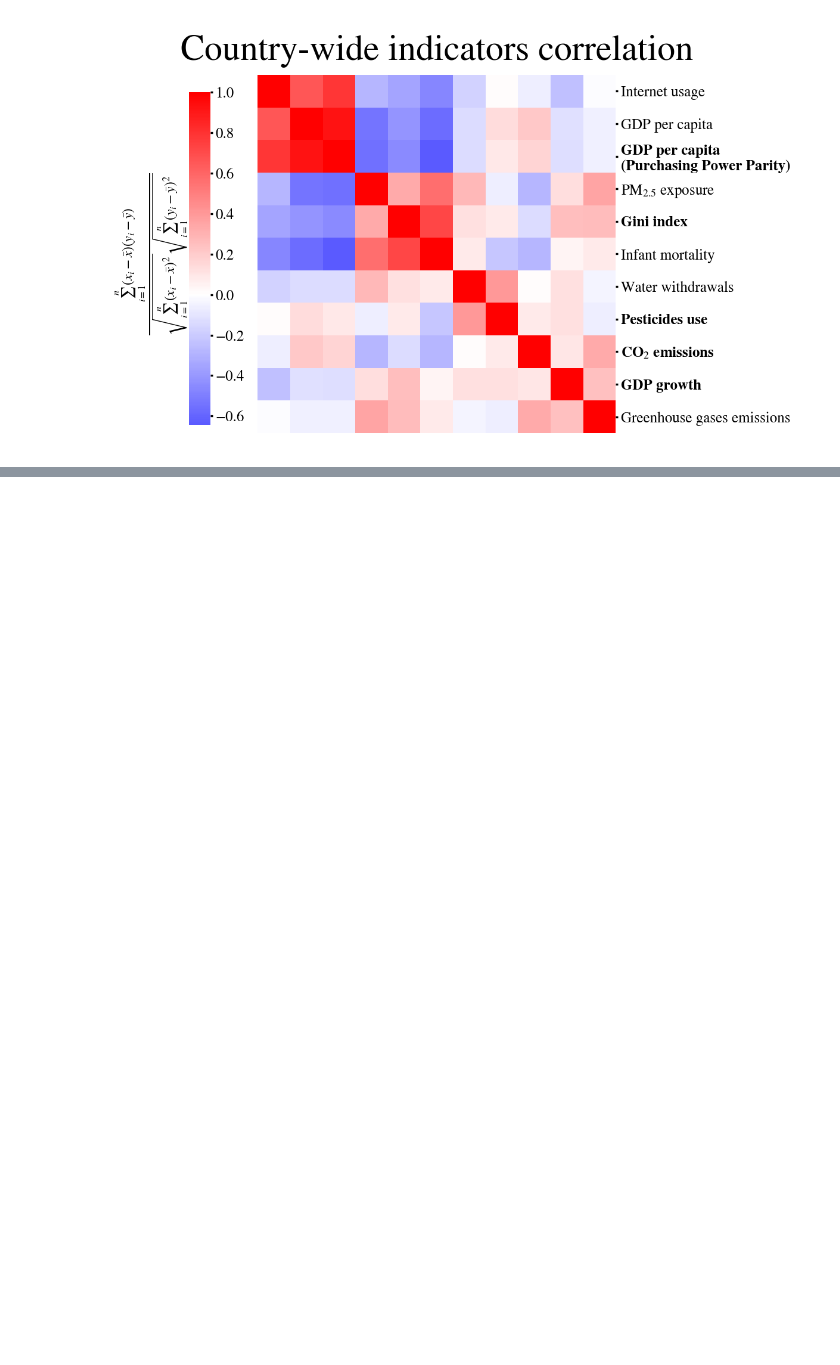
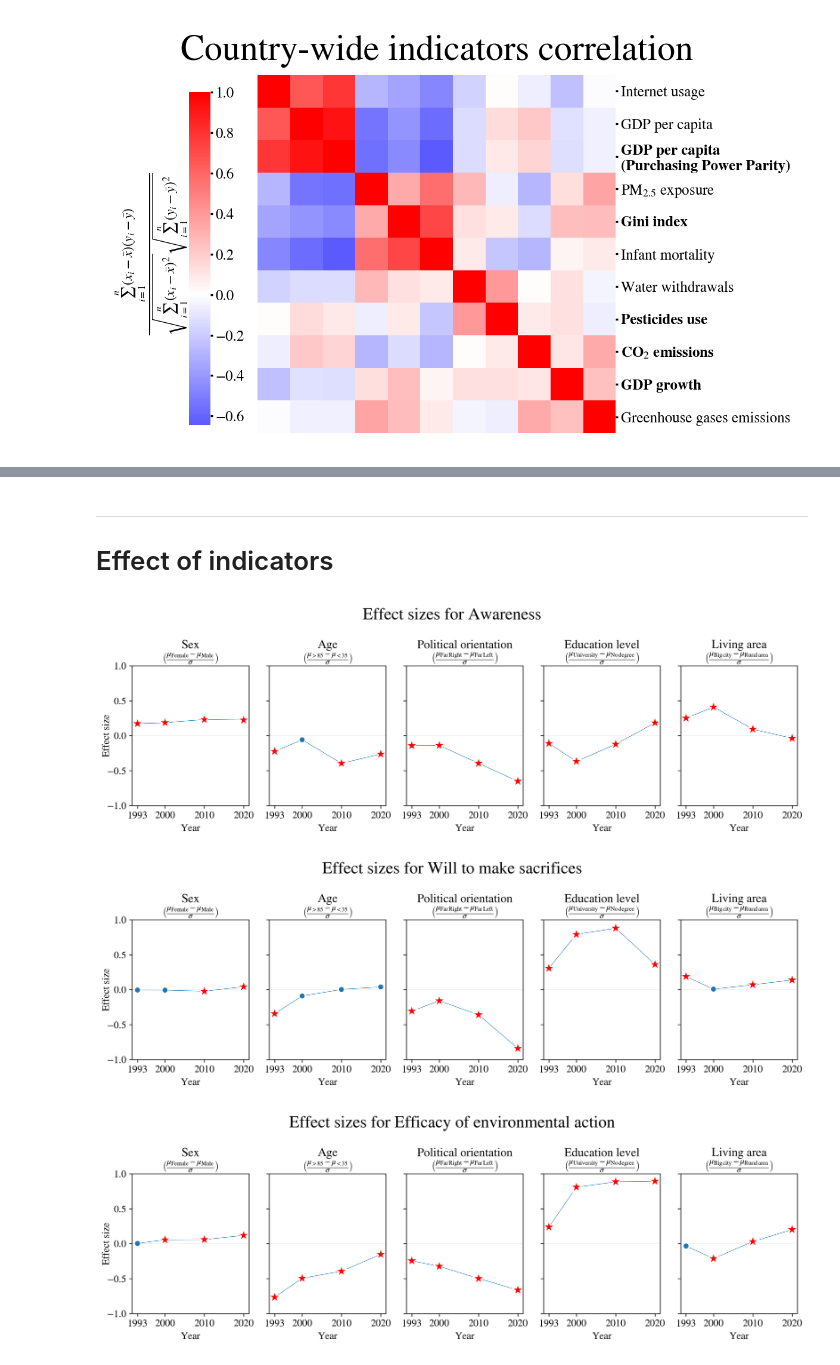
Before and after one commit to EdoardoTronconi/TesiMagistrale, a Jupyter notebook: Notebooks/Paper_figures.ipynb, the cells around one changed output, grey strips where cells are left out. Cells and saved outputs as stored; diff of their text form; code cells hidden in the pictures; blank space fills up the shorter version.

```diff
--- a/Notebooks/Paper_figures.ipynb
+++ b/Notebooks/Paper_figures.ipynb
@@ -233,0 +382,75 @@ clm.savefig("../PaperFigures/country-wide_correlation.pdf", format="pdf")
+# %% [markdown]
+___
+# Effect of indicators
+# %%
+#plot effect size vs years for individual data
+indic_to_plot = {
+    "Sex" : ["== 'Female'", " == 'Male'"],
+    "Age" : [">85", "<35"],
+    "Political orientation" : ["=='Far Right'", "=='Far Left'"],
+    "Education level" : ["=='University'", "=='No degree'"],
+    "Living area" : ["== 'Big city'", " == 'Rural area'"],
+}
+
+effect_size_labels = {
+    "Sex" : r"$\left(\dfrac{\mu_{\mathrm{Female}}-\mu_{\mathrm{Male}}}{\sigma}\right)$",
+    "Age" : r"$\left(\dfrac{\mu_{>85}-\mu_{<35}}{\sigma}\right)$",
+    "Political orientation" : r"$\left(\dfrac{\mu_{\mathrm{Far\,Right}}-\mu_{\mathrm{Far\,Left}}}{\sigma}\right)$",
+    "Education level" : r"$\left(\dfrac{\mu_{\mathrm{University}}-\mu_{\mathrm{No\,degree}}}{\sigma}\right)$",
+    "Living area" : r"$\left(\dfrac{\mu_{\mathrm{Big\,city}}-\mu_{\mathrm{Rural\,area}}}{\sigma}\right)$",
+}
+
+effect_size_ylabels = {
+    "Sex" : r"$\frac{\mu_{\mathrm{Female}}-\mu_{\mathrm{Male}}}{\sigma}$",
+    "Age" : r"$\frac{\mu_{<35}-\mu_{>85}}{\sigma}$",
+    "Political orientation" : r"$\frac{\mu_{\mathrm{Far\,Right}}-\mu_{\mathrm{Far\,Left}}}{\sigma}$",
+    "Education level" : r"$\frac{\mu_{\mathrm{No\,degree}}-\mu_{\mathrm{University}}}{\sigma}$",
+    "Living area" : r"$\frac{\mu_{\mathrm{Big\,city}}-\mu_{\mathrm{Rural\,area}}}{\sigma}$",
+}
+
+
+for topic in full_dataset.loc[:,"Environmental concern dimension"].columns:
+    size_x, size_y = plt.rcParams["figure.figsize"]
+    fig, axs = plt.subplots(1, 5, figsize=(2*size_x, size_y), sharey=True)
+    fig.suptitle(f"Effect sizes for {topic}", size=20)
+    for i, indicator in enumerate(indic_to_plot.keys()):
+        effect_sizes = []
+        significant = []
+        for year in [1993, 2000, 2010, 2020]:
+            df = full_dataset.droplevel(axis=1, level=0).loc[year, [indicator, topic]]
+
+            eff_size = (df.query(f"`{indicator}` {indic_to_plot[indicator][0]}")[topic].mean() - df.query(f"`{indicator}` {indic_to_plot[indicator][1]}")[topic].mean()) / df[topic].std()
+            p_val = kruskal(df.query(f"`{indicator}` {indic_to_plot[indicator][0]}")[topic], df.query(f"`{indicator}` {indic_to_plot[indicator][1]}")[topic])[1]
+
+            effect_sizes.append(eff_size)
+            significant.append("Significant" if p_val < 0.05 else "Not significant")
+
+            del(df)
+
+        #plot
+        ax = axs[i]
+        ax.axline((1993,0,),(2020,0), lw=0.1, ls='--', color="gray", zorder=0)
+        sns.lineplot(x=[1993, 2000, 2010, 2020], y=effect_sizes, lw=0.5, ax=ax, zorder=1)
+        sns.scatterplot(x=[1993, 2000, 2010, 2020], y=effect_sizes, style=significant, hue=significant, palette = {"Significant" : "red", "Not significant" : sns.color_palette("tab10")[0]}, markers = {"Significant" : "*", "Not significant" : "."}, s=200, style_order=["Significant", "Not significant"], hue_order=["Significant", "Not significant"], ax=ax)
+
+        ax.set_title(f"{indicator}\n")
+        ax.text(0.5,1.03, f"{effect_size_labels[indicator]}", ha="center", fontsize=10, transform=ax.transAxes)
+        ax.set_ylabel("Effect size", loc="center", labelpad=-5)
+        #ax.set_ylabel(f"{effect_size_ylabels[indicator]}", labelpad=-5)
+        ax.set_xticks([1993,2000,2010,2020])
+        ax.set_xlabel("Year", loc="center")
+
+
+        ax.set_yticks([-1. , -0.5,  0. ,  0.5,  1. ])
+        ax.set_ylim((-1, 1))
+
+        if i>0 or True:# or topic!="Awareness":
+            ax.get_legend().remove()
+        plt.tight_layout()
+
+
+    plt.savefig(f"../PaperFigures/effectSizes_{titleTopic[topic]}_vs_microInd.pdf", format="pdf")
+# %% [output]
+[figure, added]
+[figure, added]
+[figure, added]
```
Also changed, not shown: parts of 7 cells of this notebook, 1 other file.
